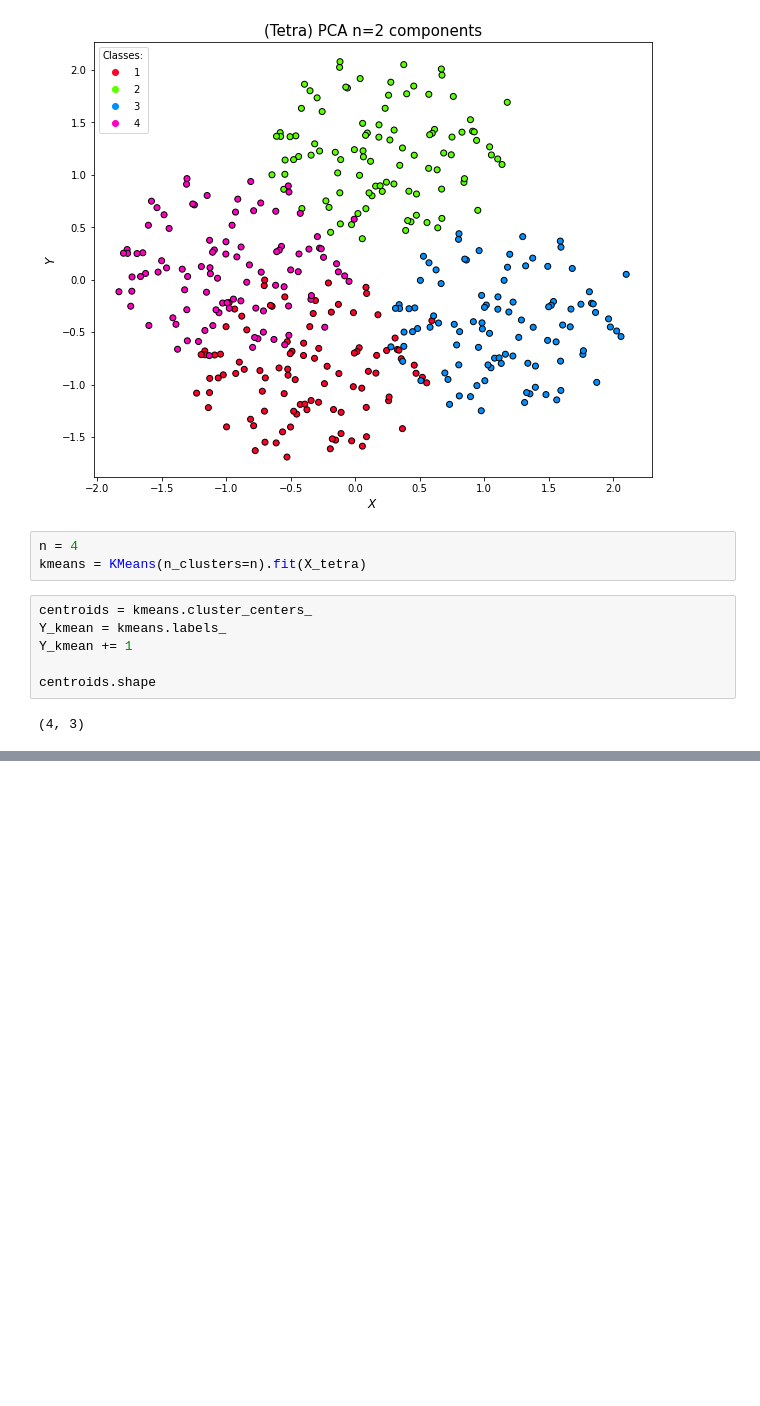
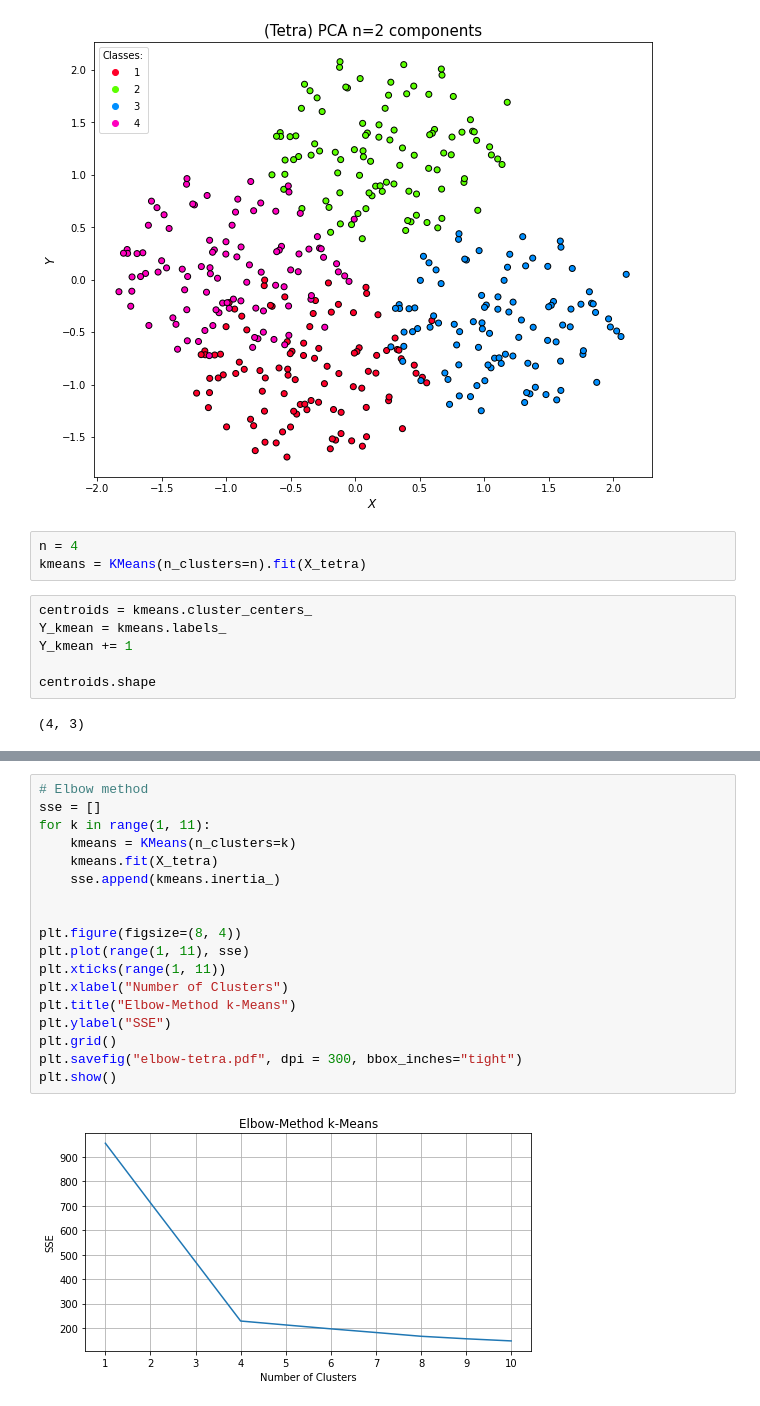
Before and after one commit to Timgrau/Machinelearning, a Jupyter notebook: Clustering/K-Means.ipynb, the cells around one changed output, grey strips where cells are left out. Drawn from its saved outputs; the diff is of its cells as text; blank space fills up the shorter version.

Commit message:
elbow method

```diff
--- a/Clustering/K-Means.ipynb
+++ b/Clustering/K-Means.ipynb
@@ -148 +151,21 @@ array([[  0, 100,   0,   0],
        [  0,   0, 100,   0]])
+# %%
+# Elbow method
+sse = []
+for k in range(1, 11):
+    kmeans = KMeans(n_clusters=k)
+    kmeans.fit(X_tetra)
+    sse.append(kmeans.inertia_)
+
+
+plt.figure(figsize=(8, 4))
+plt.plot(range(1, 11), sse)
+plt.xticks(range(1, 11))
+plt.xlabel("Number of Clusters")
+plt.title("Elbow-Method k-Means")
+plt.ylabel("SSE")
+plt.grid()
+plt.savefig("elbow-tetra.pdf", dpi = 300, bbox_inches="tight")
+plt.show()
+# %% [output]
+[figure, added]
```
Also changed, not shown: parts of 3 cells of this notebook, 1 other file.
